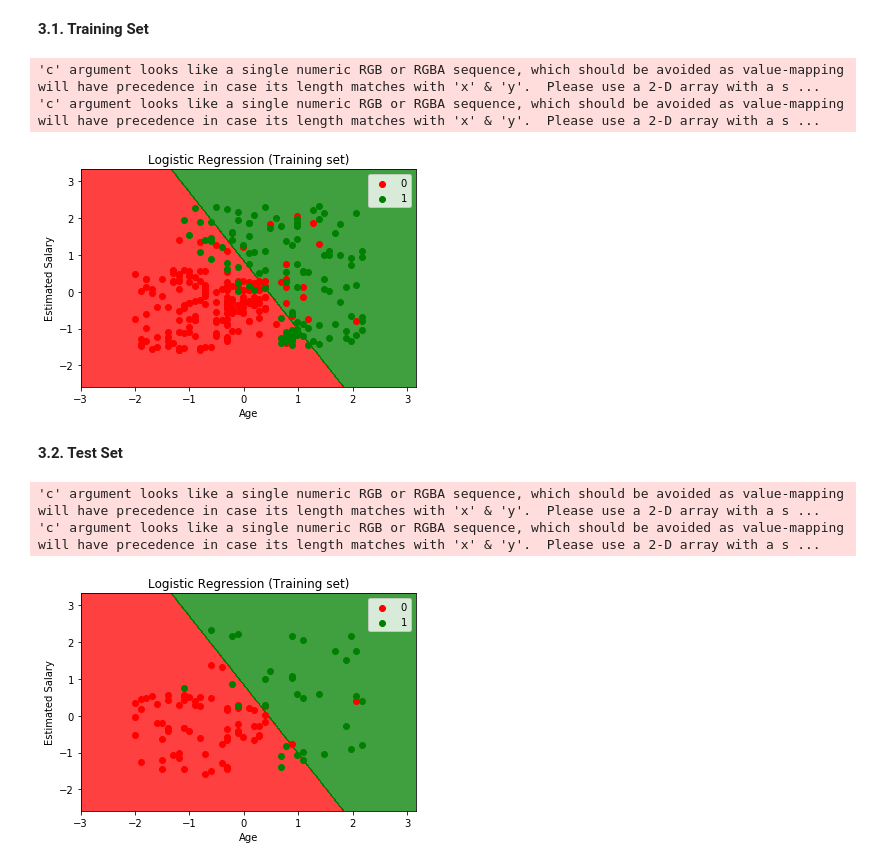
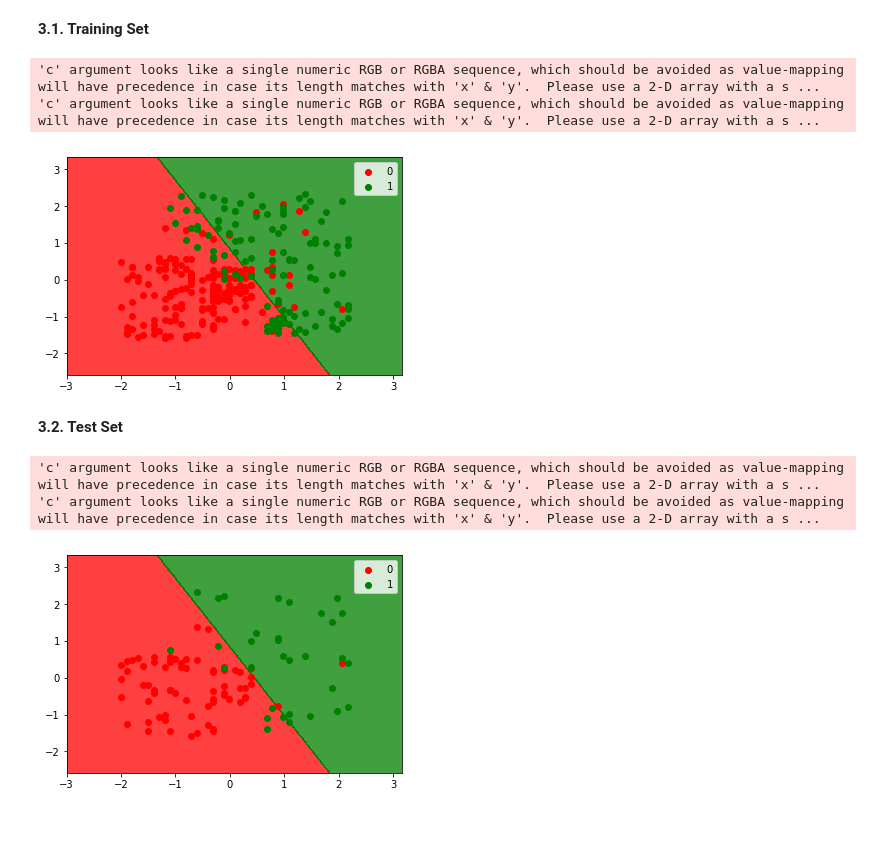
Before and after one commit to sajaddadgar/Machine-Learning-Codes, a Jupyter notebook: Part 3 - Classification/1. Logistic Regression/Logistic Regression.ipynb, the cells around one changed output. Drawn from its saved outputs; the diff is of its cells as text; code cells hidden in the pictures; blank space fills up the shorter version.

```diff
--- a/Part 3 - Classification/1. Logistic Regression/Logistic Regression.ipynb
+++ b/Part 3 - Classification/1. Logistic Regression/Logistic Regression.ipynb
@@ -62,23 +62,20 @@ from matplotlib.colors import ListedColormap
 # %%
 x_set, y_set = x_train, y_train
 x1, x2 = np.meshgrid(np.arange(start = x_set[:, 0].min() - 1, stop = x_set[:, 0].max() + 1, step = 0.01),
                      np.arange(start = x_set[:, 1].min() - 1, stop = x_set[:, 1].max() + 1, step = 0.01))
 plt.contourf(x1, x2, classifier.predict(np.array([x1.ravel(), x2.ravel()]).T).reshape(x1.shape),
              alpha = 0.75, cmap = ListedColormap(('red', 'green')))
 plt.xlim(x1.min(), x1.max())
 plt.ylim(x2.min(), x2.max())
 for i, j in enumerate(np.unique(y_set)):
     plt.scatter(x_set[y_set == j, 0], x_set[y_set == j, 1],
                 c = ListedColormap(('red', 'green'))(i), label = j)
-plt.title('Logistic Regression (Training set)')
-plt.xlabel('Age')
-plt.ylabel('Estimated Salary')
 plt.legend()
 plt.show()
 # %% [output]
 'c' argument looks like a single numeric RGB or RGBA sequence, which should be avoided as value-mapping will have precedence in case its length matches with 'x' & 'y'.  Please use a 2-D array with a s ...
 'c' argument looks like a single numeric RGB or RGBA sequence, which should be avoided as value-mapping will have precedence in case its length matches with 'x' & 'y'.  Please use a 2-D array with a s ...
-[figure, old version]
+[figure, new version]
 # %% [markdown]
 **3.2. Test Set**
 # %%
@@ -92,12 +89,9 @@ plt.ylim(x2.min(), x2.max())
 for i, j in enumerate(np.unique(y_set)):
     plt.scatter(x_set[y_set == j, 0], x_set[y_set == j, 1],
                 c = ListedColormap(('red', 'green'))(i), label = j)
-plt.title('Logistic Regression (Training set)')
-plt.xlabel('Age')
-plt.ylabel('Estimated Salary')
 plt.legend()
 plt.show()
 # %% [output]
 'c' argument looks like a single numeric RGB or RGBA sequence, which should be avoided as value-mapping will have precedence in case its length matches with 'x' & 'y'.  Please use a 2-D array with a s ...
 'c' argument looks like a single numeric RGB or RGBA sequence, which should be avoided as value-mapping will have precedence in case its length matches with 'x' & 'y'.  Please use a 2-D array with a s ...
-[figure, old version]
+[figure, new version]
```
Also changed, not shown: 2 other files.
